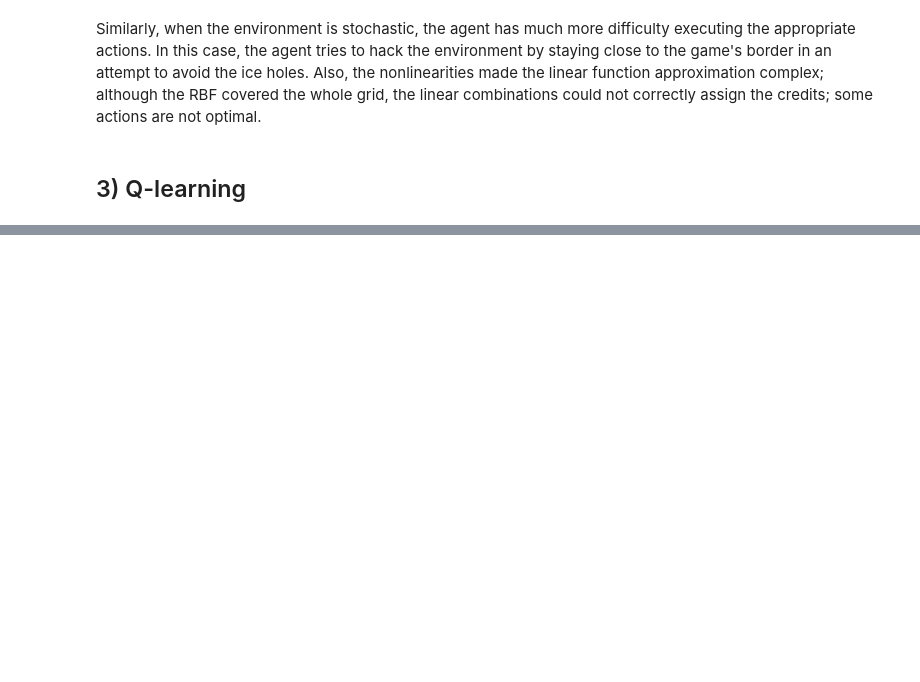
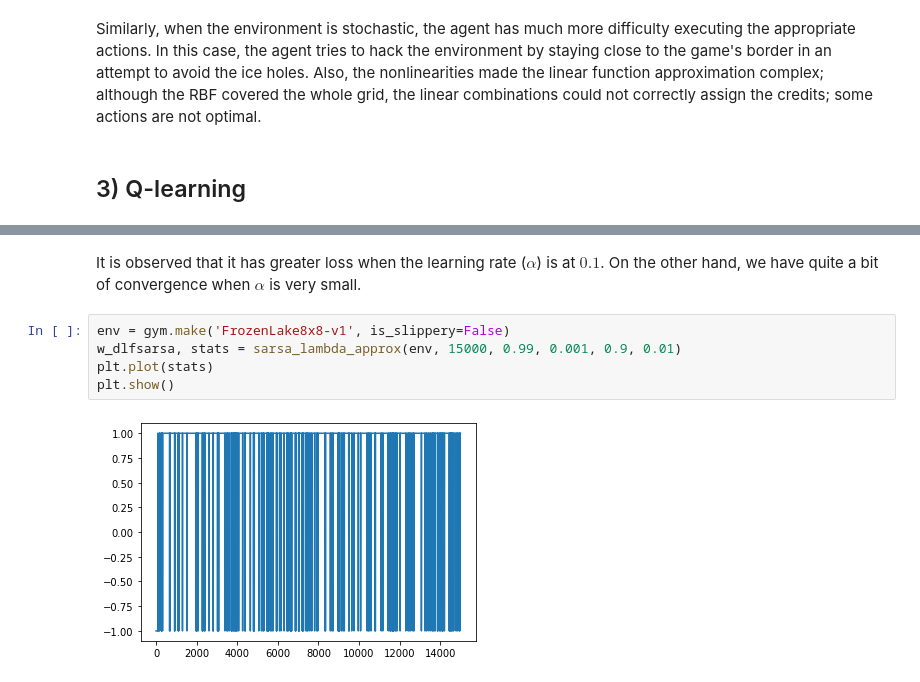
Before and after one commit to thurbridi/mo436-project-1, a Jupyter notebook: notebooks/project_1.ipynb, the cells around one changed output, grey strips where cells are left out. Saved outputs shown, nothing was run; the diff lists cells and outputs as text; blank space fills up the shorter version.

```diff
--- a/notebooks/project_1.ipynb
+++ b/notebooks/project_1.ipynb
@@ -447,0 +789,9 @@ Similarly, when the environment is stochastic, the agent has much more difficult
+# %% [markdown]
+It is observed that it has greater loss when the learning rate ($\alpha$) is at $0.1$. On the other hand, we have quite a bit of convergence when $\alpha$ is very small.
+# %%
+env = gym.make('FrozenLake8x8-v1', is_slippery=False)
+w_dlfsarsa, stats = sarsa_lambda_approx(env, 15000, 0.99, 0.001, 0.9, 0.01)
+plt.plot(stats)
+plt.show()
+# %% [output]
+[figure, added]
```
Also changed, not shown: parts of 57 cells of this notebook, 10 other files.
